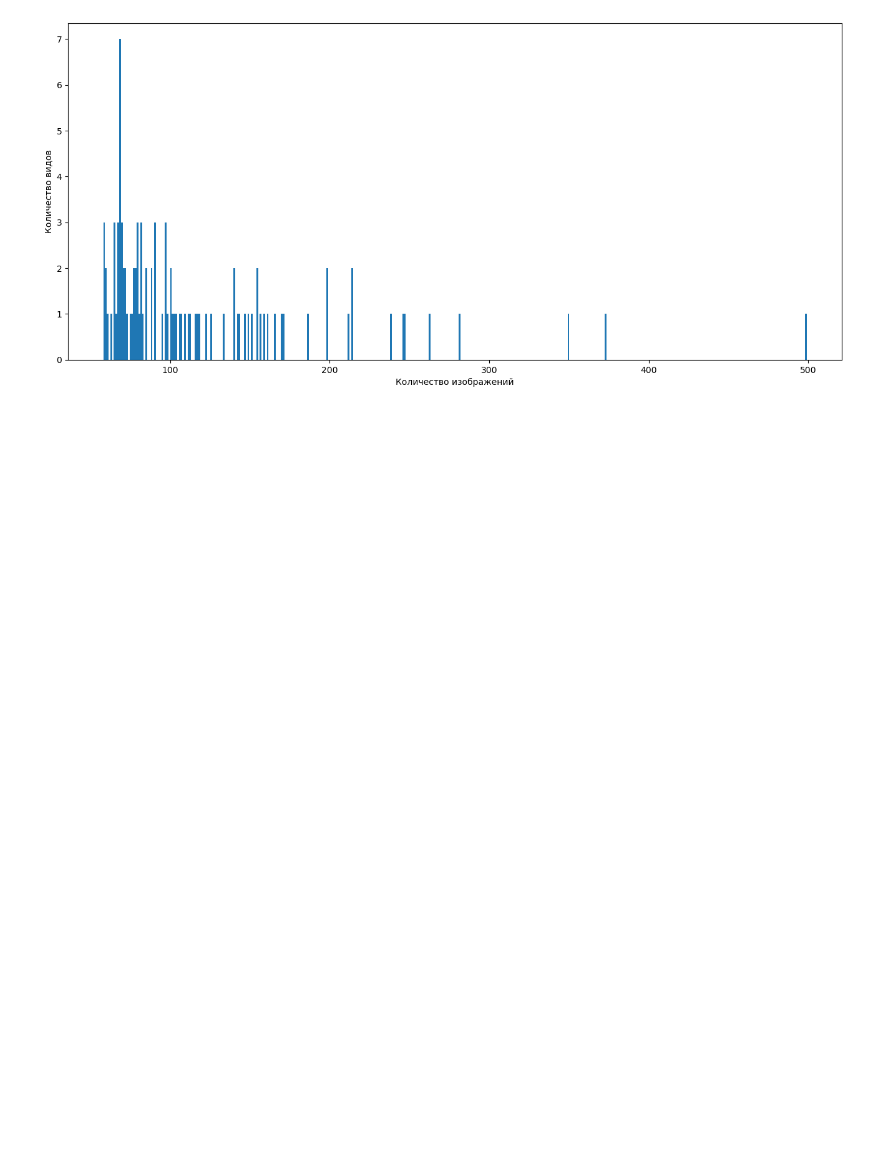
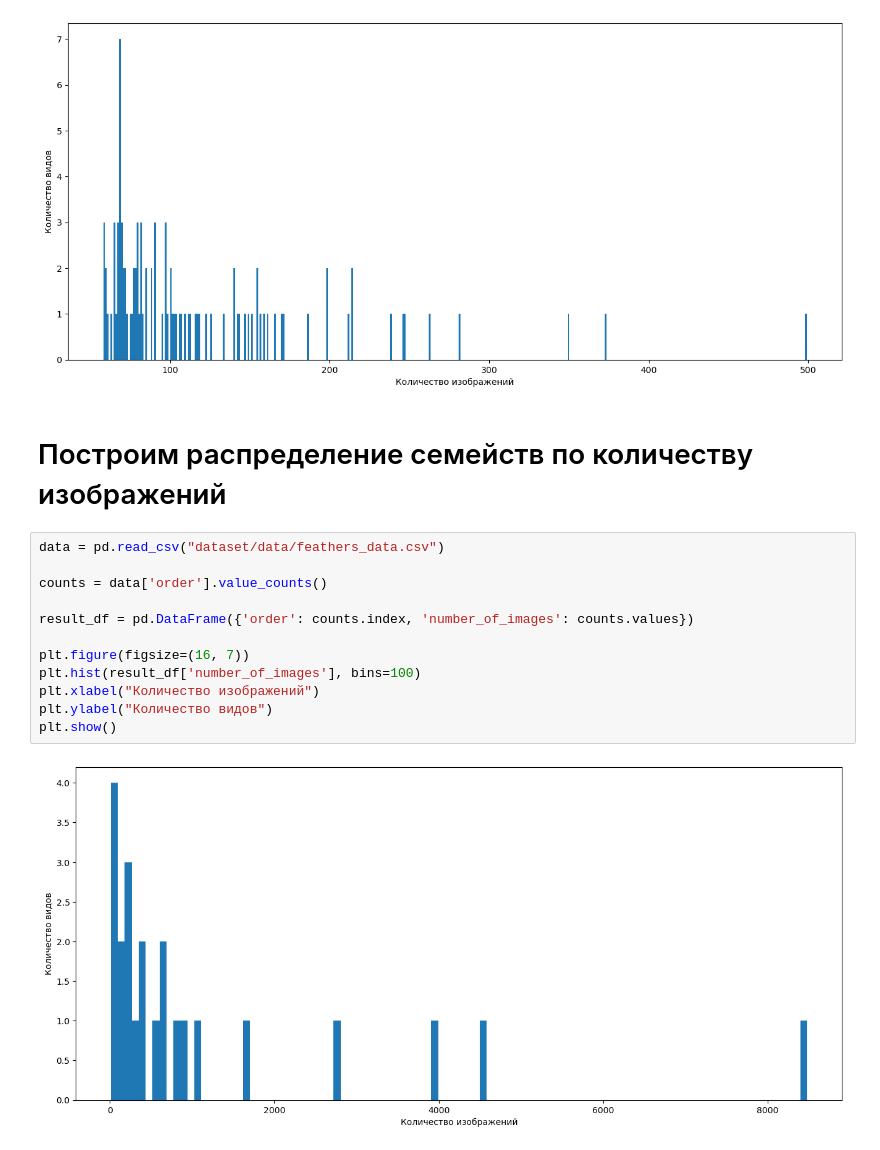
Before and after one commit to Sanch0pansa/feathers_recognition, a Jupyter notebook: data_analysis.ipynb, the cells around one changed output. Saved outputs shown, nothing was run; the diff lists cells and outputs as text; blank space fills up the shorter version.

Commit message:
Data distribution

```diff
--- a/data_analysis.ipynb
+++ b/data_analysis.ipynb
@@ -132,3 +132,19 @@ plt.ylabel("Количество видов")
 plt.show()
 # %% [output]
 [figure]
+# %% [markdown]
+# Построим распределение семейств по количеству изображений
+# %%
+data = pd.read_csv("dataset/data/feathers_data.csv")
+
+counts = data['order'].value_counts()
+
+result_df = pd.DataFrame({'order': counts.index, 'number_of_images': counts.values})
+
+plt.figure(figsize=(16, 7))
+plt.hist(result_df['number_of_images'], bins=100)
+plt.xlabel("Количество изображений")
+plt.ylabel("Количество видов")
+plt.show()
+# %% [output]
+[figure, added]
```
Also changed, not shown: parts of 7 cells of this notebook.
